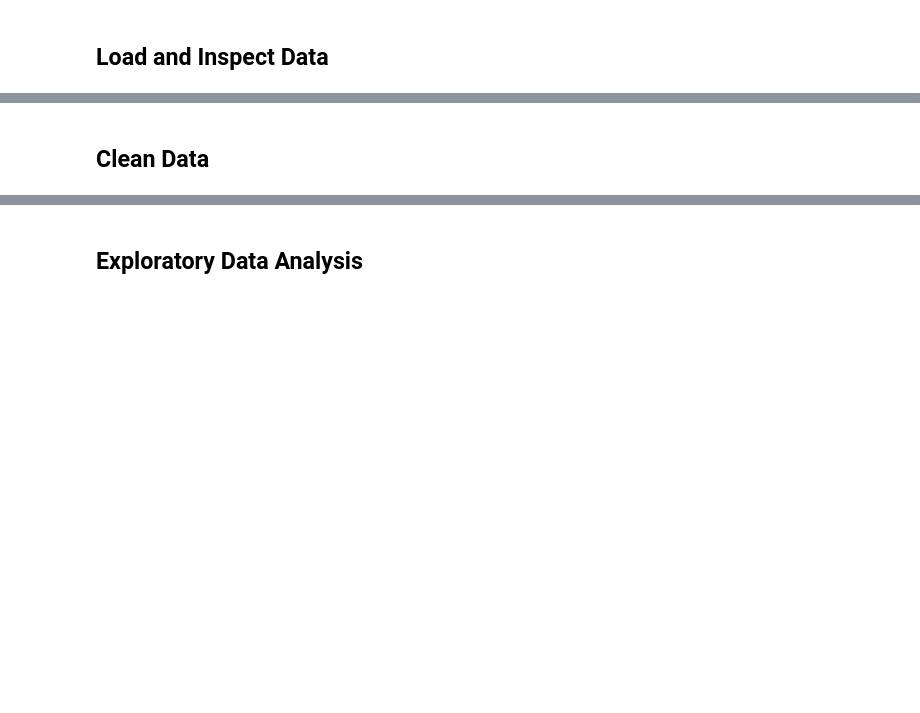
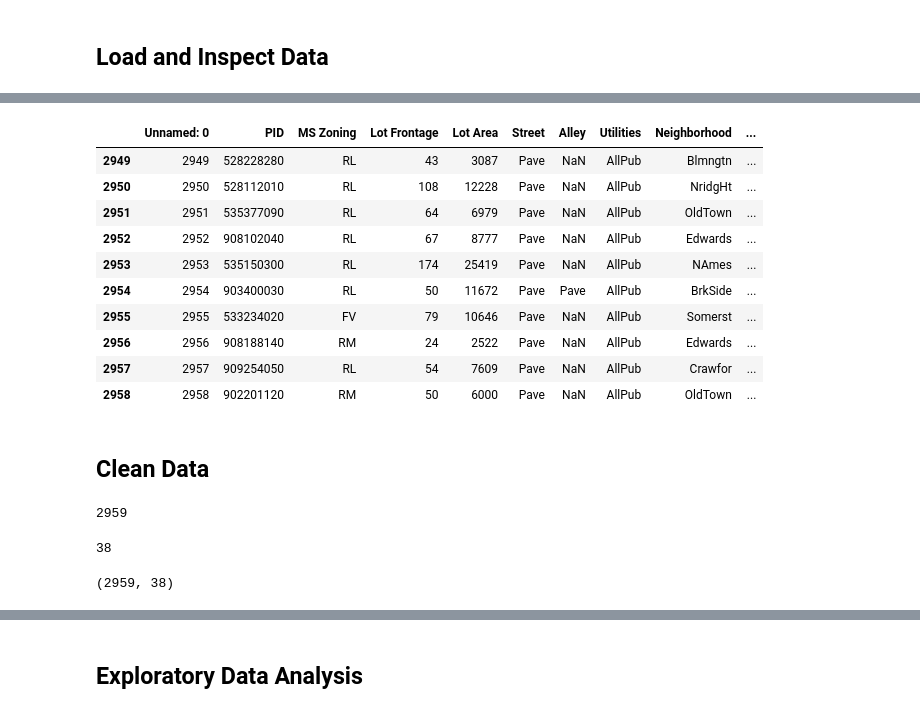
Before and after one commit to Maryam-Skaik/Prediction-of-Product-Sales, a Jupyter notebook: Prediction_of_Product_Sales.ipynb, the cells around one changed output, grey strips where cells are left out. Drawn from its saved outputs; the diff is of its cells as text; code cells hidden in the pictures; blank space fills up the shorter version.

```diff
--- a/Prediction_of_Product_Sales.ipynb
+++ b/Prediction_of_Product_Sales.ipynb
@@ -7,3 +7,8 @@
 ## Project Overview
 # %% [markdown]
 ## Load and Inspect Data
+# %%
+import pandas as pd
+fpath = "/content/drive/MyDrive/AXSOSACADEMY/ames-housing-dojo.csv"
+df = pd.read_csv(fpath)
+df.head()
@@ -9,0 +28,3 @@
+# %%
+# Setting the max_columns to 50
+pd.set_option('display.max_columns',50)
@@ -10,2 +41,32 @@
+# %%
+# Preview the last 10 rows
+df.tail(10)
+# %% [output]
+|  | Unnamed: 0 | PID | MS Zoning | Lot Frontage | Lot Area | Street | Alley | Utilities | Neighborhood | ... |
+| 2949 | 2949 | 528228280 | RL | 43 | 3087 | Pave | NaN | AllPub | Blmngtn | ... |
+| 2950 | 2950 | 528112010 | RL | 108 | 12228 | Pave | NaN | AllPub | NridgHt | ... |
+| 2951 | 2951 | 535377090 | RL | 64 | 6979 | Pave | NaN | AllPub | OldTown | ... |
+| 2952 | 2952 | 908102040 | RL | 67 | 8777 | Pave | NaN | AllPub | Edwards | ... |
+| 2953 | 2953 | 535150300 | RL | 174 | 25419 | Pave | NaN | AllPub | NAmes | ... |
+| 2954 | 2954 | 903400030 | RL | 50 | 11672 | Pave | Pave | AllPub | BrkSide | ... |
+| 2955 | 2955 | 533234020 | FV | 79 | 10646 | Pave | NaN | AllPub | Somerst | ... |
+| 2956 | 2956 | 908188140 | RM | 24 | 2522 | Pave | NaN | AllPub | Edwards | ... |
+| 2957 | 2957 | 909254050 | RL | 54 | 7609 | Pave | NaN | AllPub | Crawfor | ... |
+| 2958 | 2958 | 902201120 | RM | 50 | 6000 | Pave | NaN | AllPub | OldTown | ... |
 # %% [markdown]
 ## Clean Data
+# %%
+# How many rows?
+len(df)
+# %% [output]
+2959
+# %%
+# How many columns?
+len(df.columns)
+# %% [output]
+38
+# %%
+# Can get both once from shape (row, col)
+df.shape
+# %% [output]
+(2959, 38)
```
Also changed, not shown: parts of 24 cells of this notebook.
